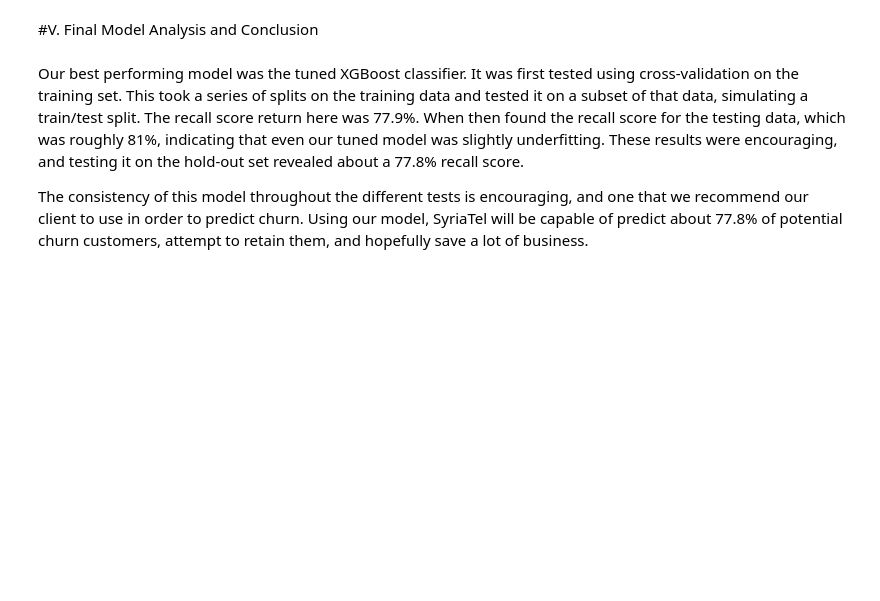
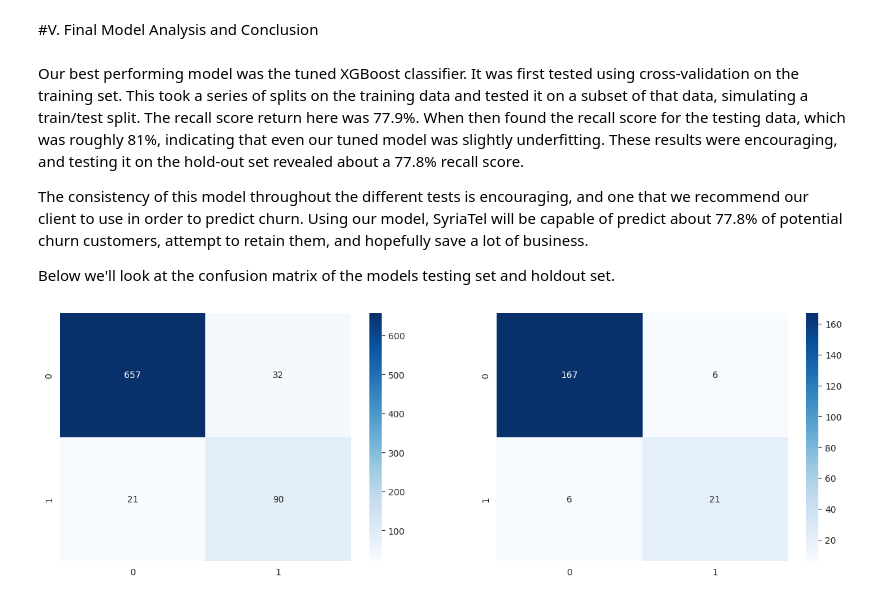
Before and after one commit to bmjaron/phase_3_project, a Jupyter notebook: Untitled1.ipynb, the cells around one changed output. Drawn from its saved outputs; the diff is of its cells as text; code cells hidden in the pictures; blank space fills up the shorter version.

```diff
--- a/Untitled1.ipynb
+++ b/Untitled1.ipynb
@@ -794,3 +794,18 @@ Our best performing model was the tuned XGBoost classifier. It was first tested
 
 
 The consistency of this model throughout the different tests is encouraging, and one that we recommend our client to use in order to predict churn. Using our model, SyriaTel will be capable of predict about 77.8% of potential churn customers, attempt to retain them, and hopefully save a lot of business.
+
+Below we'll look at the confusion matrix of the models testing set and holdout set.
+# %%
+from sklearn.metrics import confusion_matrix
+from sklearn.metrics import ConfusionMatrixDisplay
+
+cm_1 = confusion_matrix(y_test, xgb_clf_2.predict(X_test))
+cm_2 = confusion_matrix(y_holdout, xgb_clf_2.predict(X_holdout))
+
+fig, axes = plt.subplots(1,2,figsize=(16,5))
+
+sns.heatmap(cm_1, annot=True, cmap='Blues', fmt='g', ax=axes[0])
+sns.heatmap(cm_2, annot=True, cmap='Blues', fmt='g', ax=axes[1]);
+# %% [output]
+[figure, added]
```
Also changed, not shown: parts of 8 cells of this notebook.
